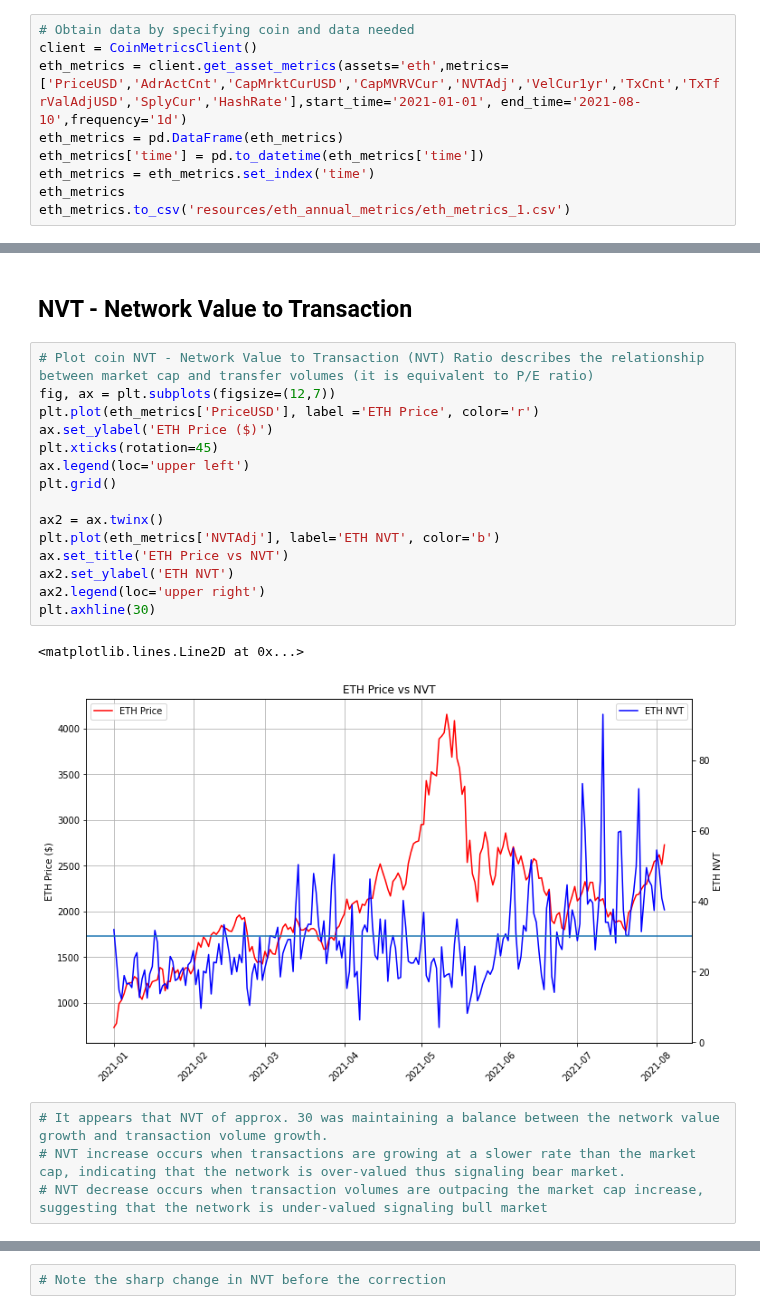
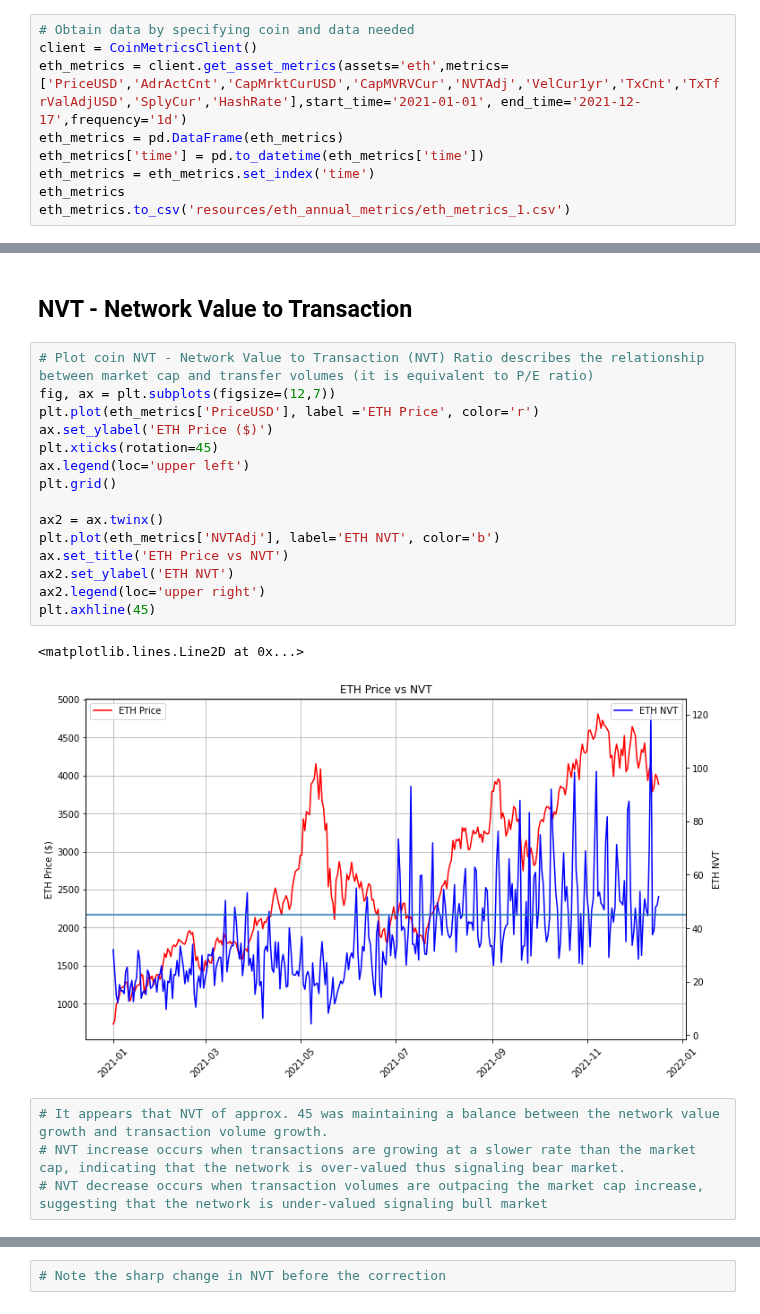
Before and after one commit to dbogatic/crypto-analysis, a Jupyter notebook: eth_coinmetrics.ipynb, the cells around one changed output, grey strips where cells are left out. Drawn from its saved outputs; the diff is of its cells as text.

```diff
--- a/eth_coinmetrics.ipynb
+++ b/eth_coinmetrics.ipynb
@@ -15,7 +15,7 @@ import pandas as pd
 # %%
 # Obtain data by specifying coin and data needed
 client = CoinMetricsClient()
-eth_metrics = client.get_asset_metrics(assets='eth',metrics=['PriceUSD','AdrActCnt','CapMrktCurUSD','CapMVRVCur','NVTAdj','VelCur1yr','TxCnt','TxTfrValAdjUSD','SplyCur','HashRate'],start_time='2021-01-01', end_time='2021-08-10',frequency='1d')
+eth_metrics = client.get_asset_metrics(assets='eth',metrics=['PriceUSD','AdrActCnt','CapMrktCurUSD','CapMVRVCur','NVTAdj','VelCur1yr','TxCnt','TxTfrValAdjUSD','SplyCur','HashRate'],start_time='2021-01-01', end_time='2021-12-17',frequency='1d')
 eth_metrics = pd.DataFrame(eth_metrics)
 eth_metrics['time'] = pd.to_datetime(eth_metrics['time'])
 eth_metrics = eth_metrics.set_index('time')
@@ -104,23 +104,23 @@ plt.axhline(0)
 # %%
 # Plot coin NVT - Network Value to Transaction (NVT) Ratio describes the relationship between market cap and transfer volumes (it is equivalent to P/E ratio)
 fig, ax = plt.subplots(figsize=(12,7))
 plt.plot(eth_metrics['PriceUSD'], label ='ETH Price', color='r')
 ax.set_ylabel('ETH Price ($)')
 plt.xticks(rotation=45)
 ax.legend(loc='upper left')
 plt.grid()
 
 ax2 = ax.twinx()
 plt.plot(eth_metrics['NVTAdj'], label='ETH NVT', color='b')
 ax.set_title('ETH Price vs NVT')
 ax2.set_ylabel('ETH NVT')
 ax2.legend(loc='upper right')
-plt.axhline(30)
+plt.axhline(45)
 # %% [output]
 <matplotlib.lines.Line2D at 0x...>
-[figure, old version]
+[figure, new version]
 # %%
-# It appears that NVT of approx. 30 was maintaining a balance between the network value growth and transaction volume growth.
+# It appears that NVT of approx. 45 was maintaining a balance between the network value growth and transaction volume growth.
 # NVT increase occurs when transactions are growing at a slower rate than the market cap, indicating that the network is over-valued thus signaling bear market.
 # NVT decrease occurs when transaction volumes are outpacing the market cap increase, suggesting that the network is under-valued signaling bull market
 # %%
```
Also changed, not shown: parts of 10 cells of this notebook, 39 other files.
